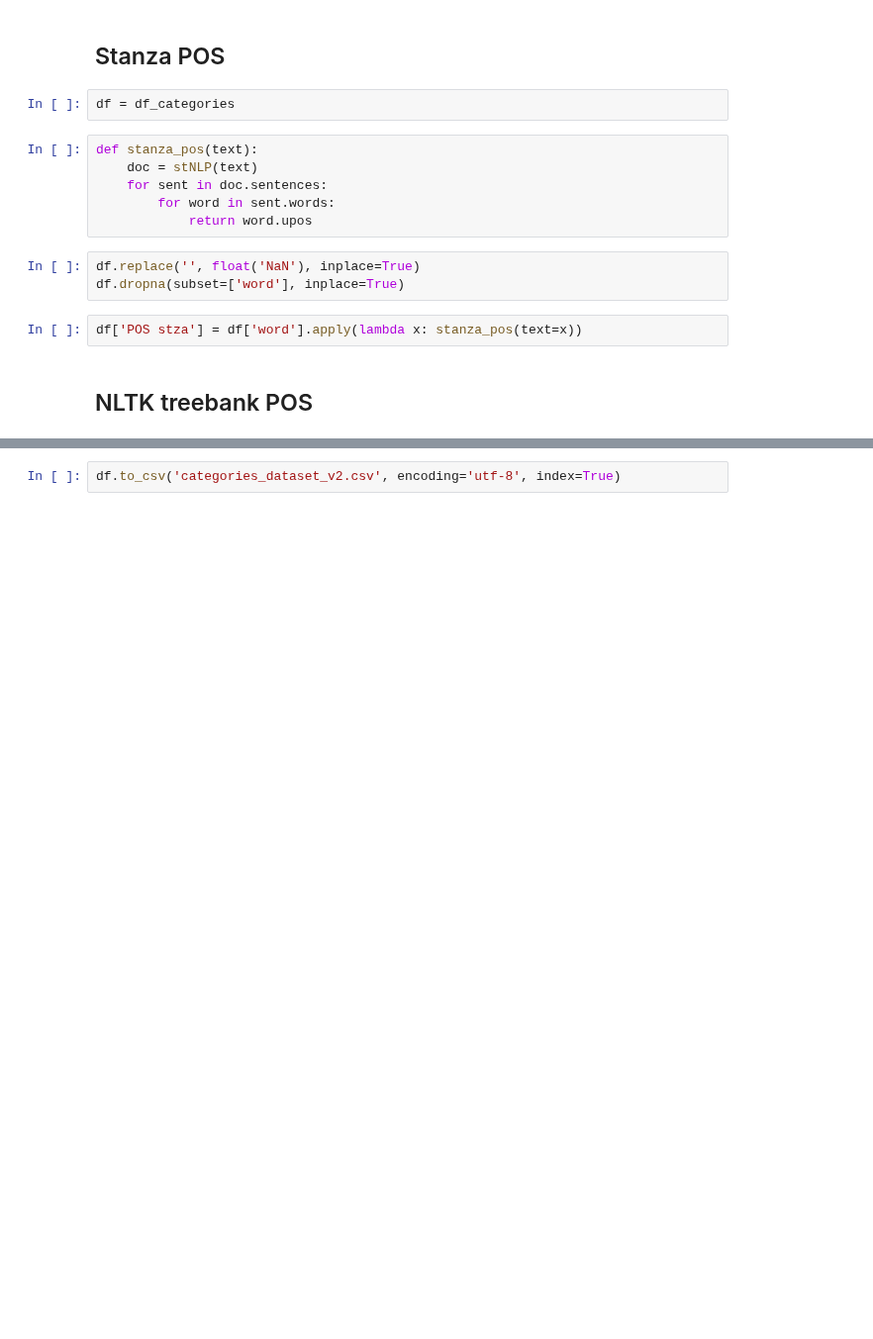
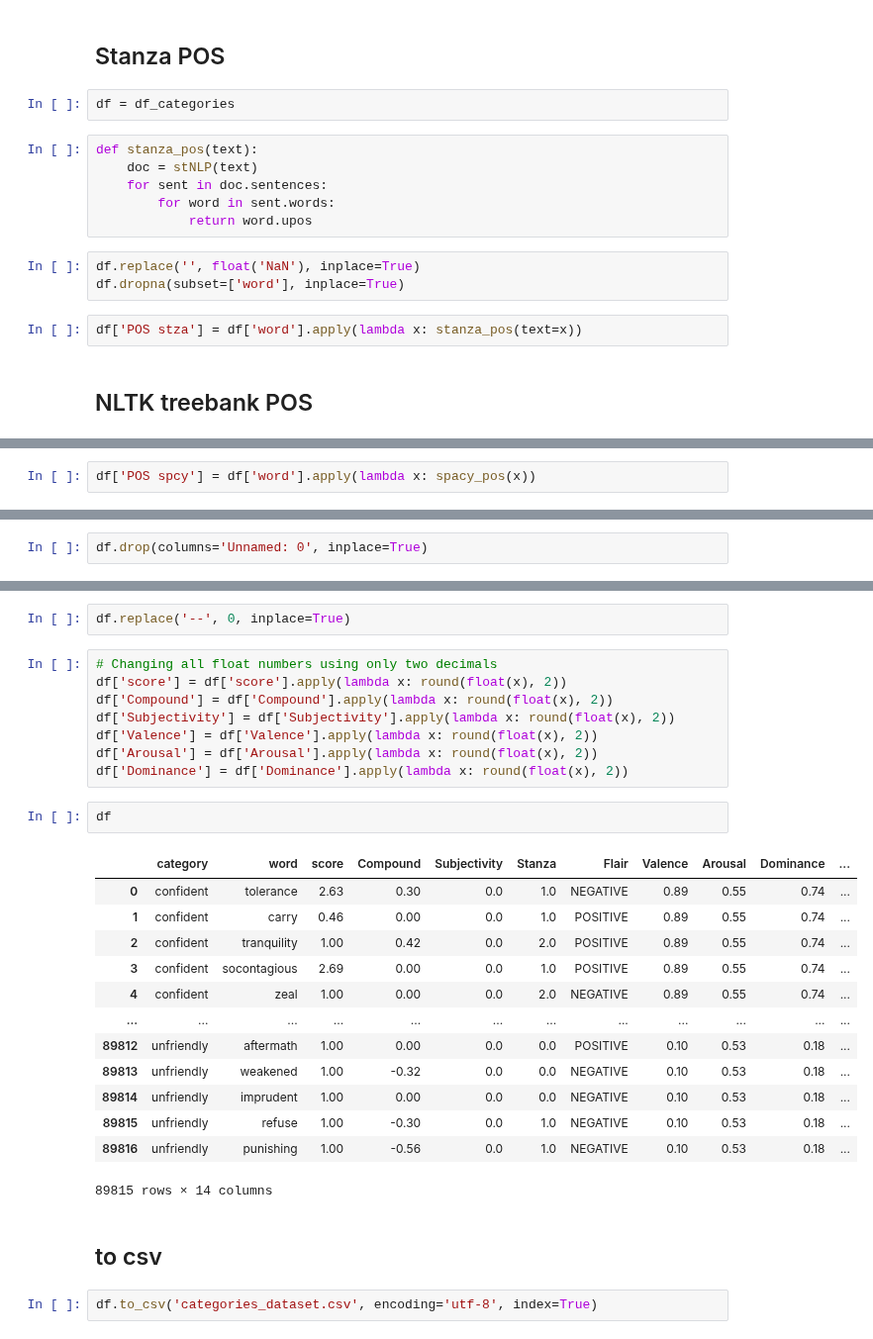
Before and after one commit to aascode/sentiment-analysis-2, a Jupyter notebook: processing/preprocessing.ipynb, the cells around one changed output, grey strips where cells are left out. Shown at 99% size. Saved outputs shown, nothing was run; the diff lists cells and outputs as text; blank space fills up the shorter version.

Commit message:
nan == 0, pos's, floats rounded to two decimals, checkpoint + url

```diff
--- a/processing/preprocessing.ipynb
+++ b/processing/preprocessing.ipynb
@@ -701,0 +682,2 @@ df['POS nlkt'] = df['word'].apply(lambda x: get_full_tag_pos(nltk_pos(text=x)))
+# %%
+df['POS spcy'] = df['word'].apply(lambda x: spacy_pos(x))
@@ -702,3 +686,5 @@ df['POS nlkt'] = df['word'].apply(lambda x: get_full_tag_pos(nltk_pos(text=x)))
+# %%
+df.drop(columns='Unnamed: 0', inplace=True)
 # %%
 df
 # %% [output]
@@ -718,2 +716,30 @@ df
+# %%
+df.replace('--', 0, inplace=True)
+# %%
+# Changing all float numbers using only two decimals
+df['score'] = df['score'].apply(lambda x: round(float(x), 2))
+df['Compound'] = df['Compound'].apply(lambda x: round(float(x), 2))
+df['Subjectivity'] = df['Subjectivity'].apply(lambda x: round(float(x), 2))
+df['Valence'] = df['Valence'].apply(lambda x: round(float(x), 2))
+df['Arousal'] = df['Arousal'].apply(lambda x: round(float(x), 2))
+df['Dominance'] = df['Dominance'].apply(lambda x: round(float(x), 2))
+# %%
+df
+# %% [output]
+|  | category | word | score | Compound | Subjectivity | Stanza | Flair | Valence | Arousal | Dominance | ... |
+| 0 | confident | tolerance | 2.63 | 0.30 | 0.0 | 1.0 | NEGATIVE | 0.89 | 0.55 | 0.74 | ... |
+| 1 | confident | carry | 0.46 | 0.00 | 0.0 | 1.0 | POSITIVE | 0.89 | 0.55 | 0.74 | ... |
+| 2 | confident | tranquility | 1.00 | 0.42 | 0.0 | 2.0 | POSITIVE | 0.89 | 0.55 | 0.74 | ... |
+| 3 | confident | socontagious | 2.69 | 0.00 | 0.0 | 1.0 | POSITIVE | 0.89 | 0.55 | 0.74 | ... |
+| 4 | confident | zeal | 1.00 | 0.00 | 0.0 | 2.0 | NEGATIVE | 0.89 | 0.55 | 0.74 | ... |
+| ... | ... | ... | ... | ... | ... | ... | ... | ... | ... | ... | ... |
+| 89812 | unfriendly | aftermath | 1.00 | 0.00 | 0.0 | 0.0 | POSITIVE | 0.10 | 0.53 | 0.18 | ... |
+| 89813 | unfriendly | weakened | 1.00 | -0.32 | 0.0 | 0.0 | NEGATIVE | 0.10 | 0.53 | 0.18 | ... |
+| 89814 | unfriendly | imprudent | 1.00 | 0.00 | 0.0 | 0.0 | NEGATIVE | 0.10 | 0.53 | 0.18 | ... |
+| 89815 | unfriendly | refuse | 1.00 | -0.30 | 0.0 | 1.0 | NEGATIVE | 0.10 | 0.53 | 0.18 | ... |
+| 89816 | unfriendly | punishing | 1.00 | -0.56 | 0.0 | 1.0 | NEGATIVE | 0.10 | 0.53 | 0.18 | ... |
+89815 rows × 14 columns
+# %% [markdown]
+## to csv
 # %%
-df.to_csv('categories_dataset_v2.csv', encoding='utf-8', index=True)
+df.to_csv('categories_dataset.csv', encoding='utf-8', index=True)
```
Also changed, not shown: parts of 25 cells of this notebook, 1 other file.
